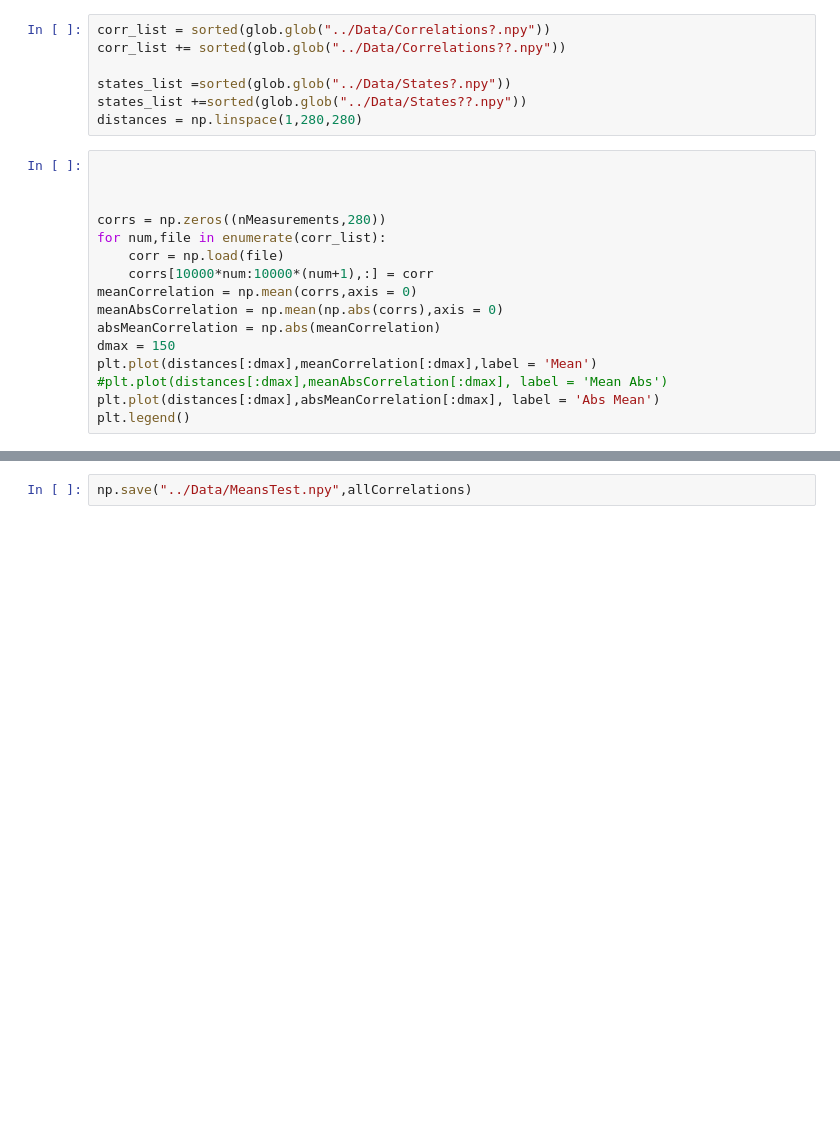
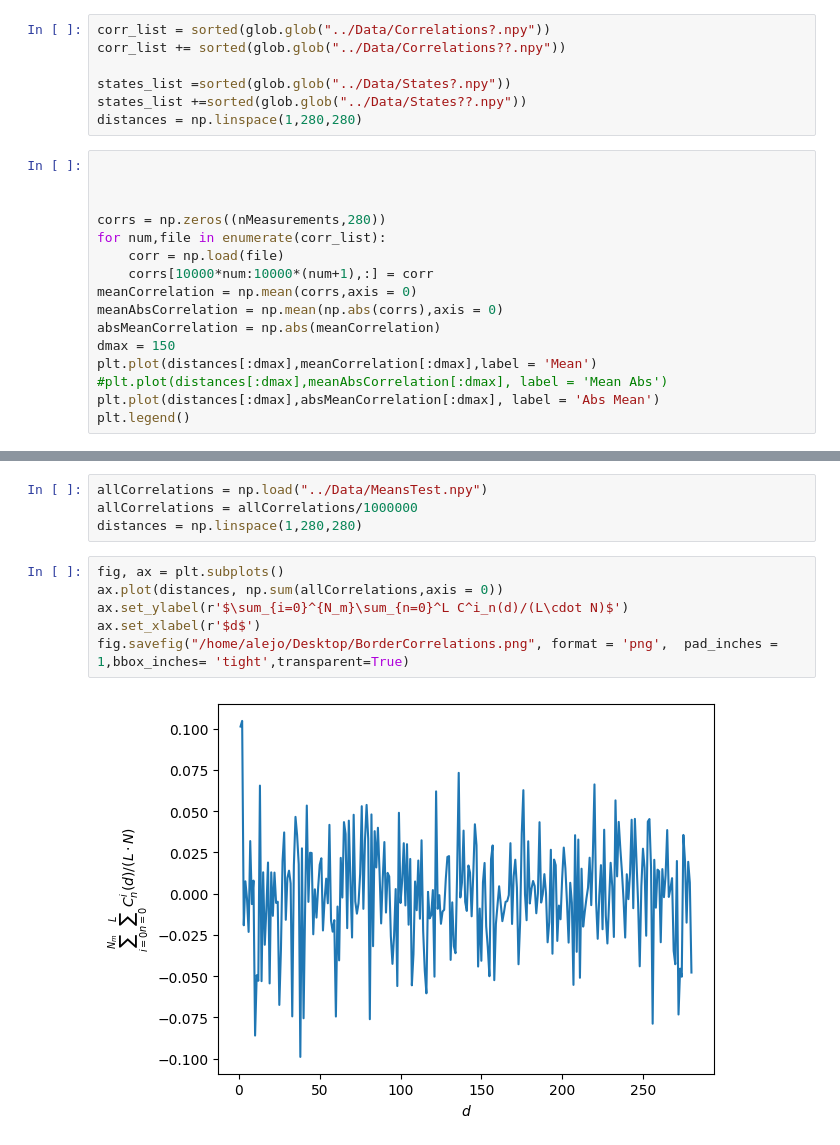
Before and after one commit to Alejo-Costa-Duran/HyperbolicFractonModel, a Jupyter notebook: GenHypTest.ipynb, the cells around one changed output, grey strips where cells are left out. Saved outputs shown, nothing was run; the diff lists cells and outputs as text; blank space fills up the shorter version.

```diff
--- a/GenHypTest.ipynb
+++ b/GenHypTest.ipynb
@@ -87,2 +69,12 @@ for num, file in enumerate(states_list):
-# %%
-np.save("../Data/MeansTest.npy",allCorrelations)
+# %%
+allCorrelations = np.load("../Data/MeansTest.npy")
+allCorrelations = allCorrelations/1000000
+distances = np.linspace(1,280,280)
+# %%
+fig, ax = plt.subplots()
+ax.plot(distances, np.sum(allCorrelations,axis = 0))
+ax.set_ylabel(r'$\sum_{i=0}^{N_m}\sum_{n=0}^L C^i_n(d)/(L\cdot N)$')
+ax.set_xlabel(r'$d$')
+fig.savefig("/home/alejo/Desktop/BorderCorrelations.png", format = 'png',  pad_inches = 1,bbox_inches= 'tight',transparent=True)
+# %% [output]
+[figure, added]
```
Also changed, not shown: parts of 4 cells of this notebook, 3 other files.
